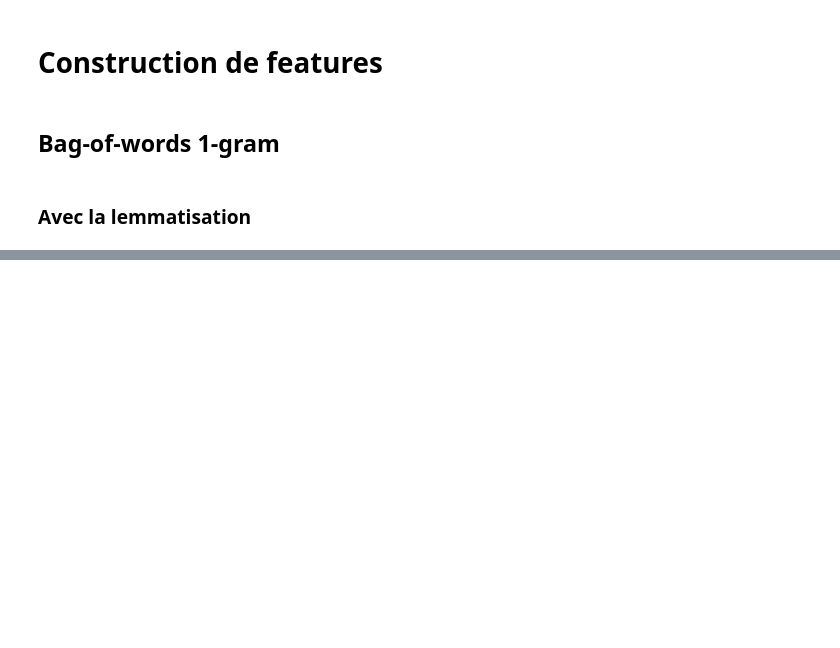
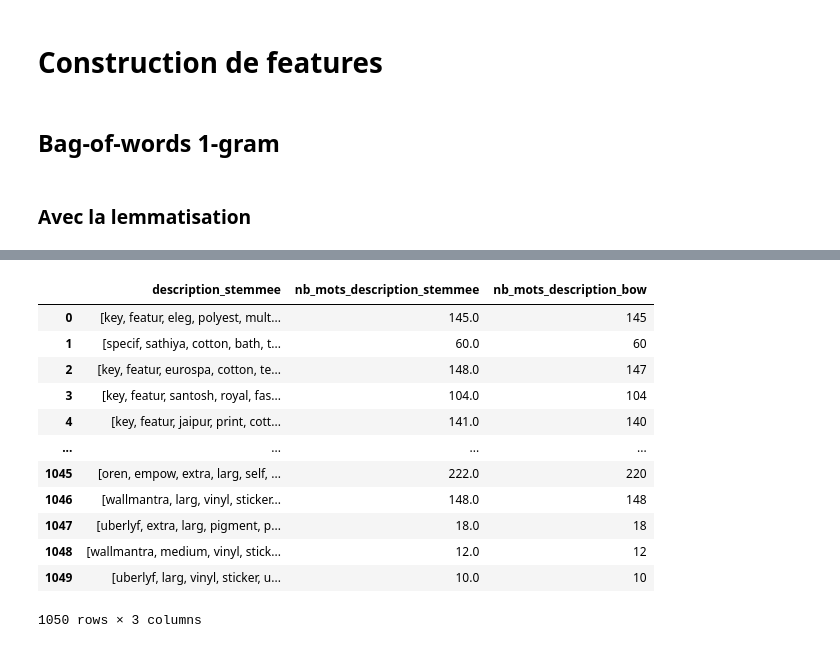
Before and after one commit to sebastienbourgeois/oc-p6-classifier-biens-consommation, a Jupyter notebook: P6_01_notebook.ipynb, the cells around one changed output, grey strips where cells are left out. Cells and saved outputs as stored; diff of their text form; code cells hidden in the pictures; blank space fills up the shorter version.

Commit message:
Construction du bag of words 1-gram sur le stemming

```diff
--- a/P6_01_notebook.ipynb
+++ b/P6_01_notebook.ipynb
@@ -469,0 +482,30 @@ Le CountVectorizer ne compte pas les mots d'une lettre, ces "mots" ne font donc
+# %%
+# Comptabilisation des mots de chacune des descriptions et création des features
+x = cv.fit_transform(liste_descriptions_stemmees).toarray()
+liste_vocabulaire = cv.get_feature_names()
+bag_of_words = pd.DataFrame(data=x, columns=liste_vocabulaire)
+bag_of_words_stem = pd.concat([bag_of_words_stem, bag_of_words], axis=1)
+# %%
+description_stemmee = bag_of_words_stem["description_stemmee"].copy()
+verif = pd.DataFrame(data=description_stemmee, columns=["description_stemmee"])
+# %%
+for index_ligne, ligne in verif.iterrows():
+    verif.loc[index_ligne, "nb_mots_description_stemmee"] = len(verif["description_stemmee"][index_ligne])
+# %%
+verif["nb_mots_description_bow"] = bag_of_words_stem[liste_vocabulaire].sum(axis=1)
+# %%
+verif
+# %% [output]
+|  | description_stemmee | nb_mots_description_stemmee | nb_mots_description_bow |
+| 0 | [key, featur, eleg, polyest, mult... | 145.0 | 145 |
+| 1 | [specif, sathiya, cotton, bath, t... | 60.0 | 60 |
+| 2 | [key, featur, eurospa, cotton, te... | 148.0 | 147 |
+| 3 | [key, featur, santosh, royal, fas... | 104.0 | 104 |
+| 4 | [key, featur, jaipur, print, cott... | 141.0 | 140 |
+| ... | ... | ... | ... |
+| 1045 | [oren, empow, extra, larg, self, ... | 222.0 | 220 |
+| 1046 | [wallmantra, larg, vinyl, sticker... | 148.0 | 148 |
+| 1047 | [uberlyf, extra, larg, pigment, p... | 18.0 | 18 |
+| 1048 | [wallmantra, medium, vinyl, stick... | 12.0 | 12 |
+| 1049 | [uberlyf, larg, vinyl, sticker, u... | 10.0 | 10 |
+1050 rows × 3 columns
```
Also changed, not shown: parts of 8 cells of this notebook.
